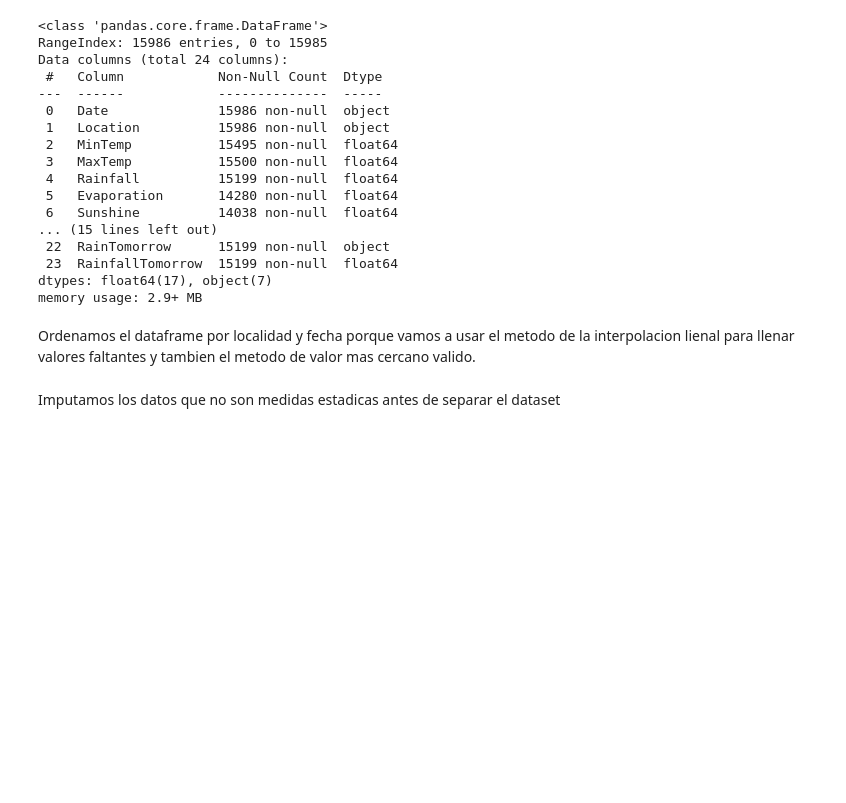
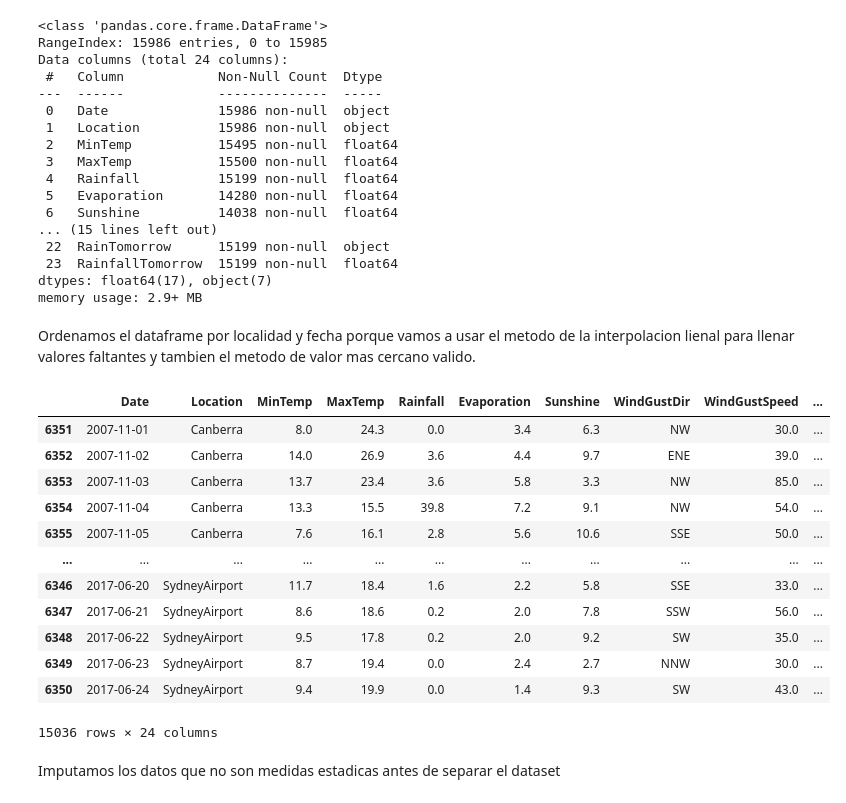
Before and after one commit to Isaiasgaray/aa_1, a Jupyter notebook: notebook_final.ipynb, the cells around one changed output. Drawn from its saved outputs; the diff is of its cells as text; code cells hidden in the pictures; blank space fills up the shorter version.

```diff
--- a/notebook_final.ipynb
+++ b/notebook_final.ipynb
@@ -81,6 +81,22 @@ memory usage: 2.9+ MB
 Ordenamos el dataframe por localidad y fecha porque vamos a usar el metodo de la interpolacion lienal para llenar valores faltantes y tambien el metodo de valor mas cercano valido.
 # %%
 df.sort_values(['Location', 'Date'], inplace=True)
+# %%
+df
+# %% [output]
+|  | Date | Location | MinTemp | MaxTemp | Rainfall | Evaporation | Sunshine | WindGustDir | WindGustSpeed | ... |
+| 6351 | 2007-11-01 | Canberra | 8.0 | 24.3 | 0.0 | 3.4 | 6.3 | NW | 30.0 | ... |
+| 6352 | 2007-11-02 | Canberra | 14.0 | 26.9 | 3.6 | 4.4 | 9.7 | ENE | 39.0 | ... |
+| 6353 | 2007-11-03 | Canberra | 13.7 | 23.4 | 3.6 | 5.8 | 3.3 | NW | 85.0 | ... |
+| 6354 | 2007-11-04 | Canberra | 13.3 | 15.5 | 39.8 | 7.2 | 9.1 | NW | 54.0 | ... |
+| 6355 | 2007-11-05 | Canberra | 7.6 | 16.1 | 2.8 | 5.6 | 10.6 | SSE | 50.0 | ... |
+| ... | ... | ... | ... | ... | ... | ... | ... | ... | ... | ... |
+| 6346 | 2017-06-20 | SydneyAirport | 11.7 | 18.4 | 1.6 | 2.2 | 5.8 | SSE | 33.0 | ... |
+| 6347 | 2017-06-21 | SydneyAirport | 8.6 | 18.6 | 0.2 | 2.0 | 7.8 | SSW | 56.0 | ... |
+| 6348 | 2017-06-22 | SydneyAirport | 9.5 | 17.8 | 0.2 | 2.0 | 9.2 | SW | 35.0 | ... |
+| 6349 | 2017-06-23 | SydneyAirport | 8.7 | 19.4 | 0.0 | 2.4 | 2.7 | NNW | 30.0 | ... |
+| 6350 | 2017-06-24 | SydneyAirport | 9.4 | 19.9 | 0.0 | 1.4 | 9.3 | SW | 43.0 | ... |
+15036 rows × 24 columns
 # %% [markdown]
 Imputamos los datos que no son medidas estadicas antes de separar el dataset
 # %% [markdown]
```
Also changed, not shown: parts of 10 cells of this notebook.
